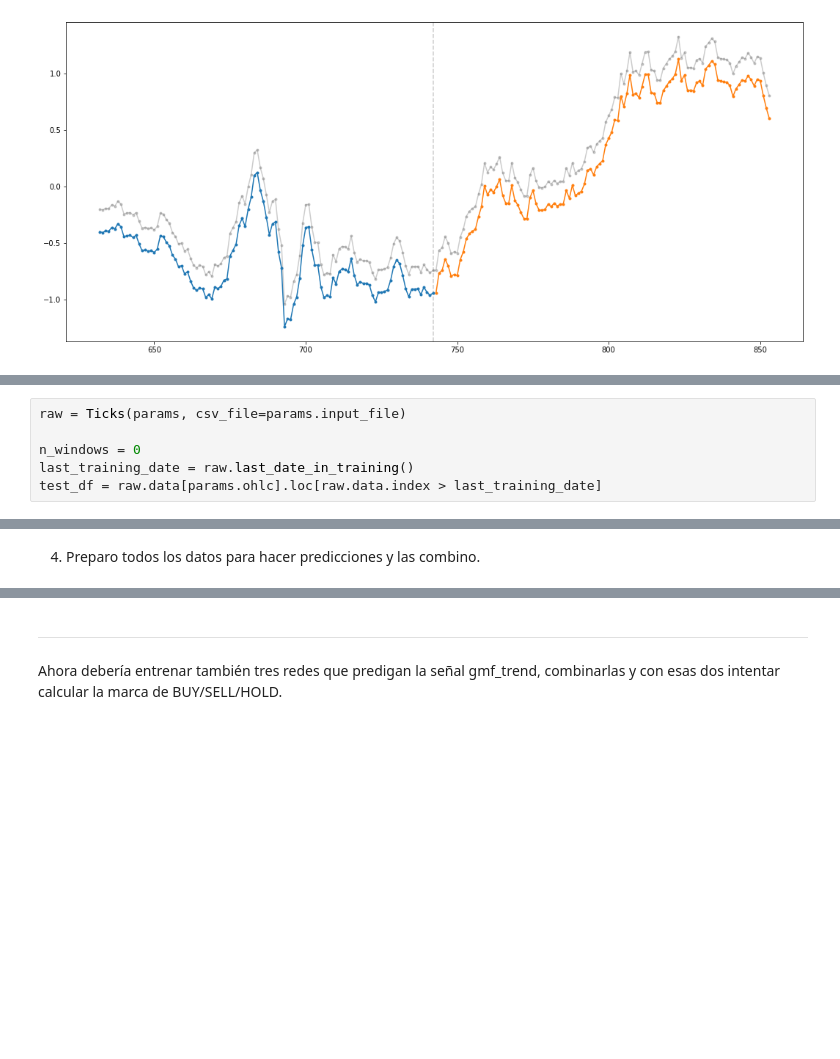
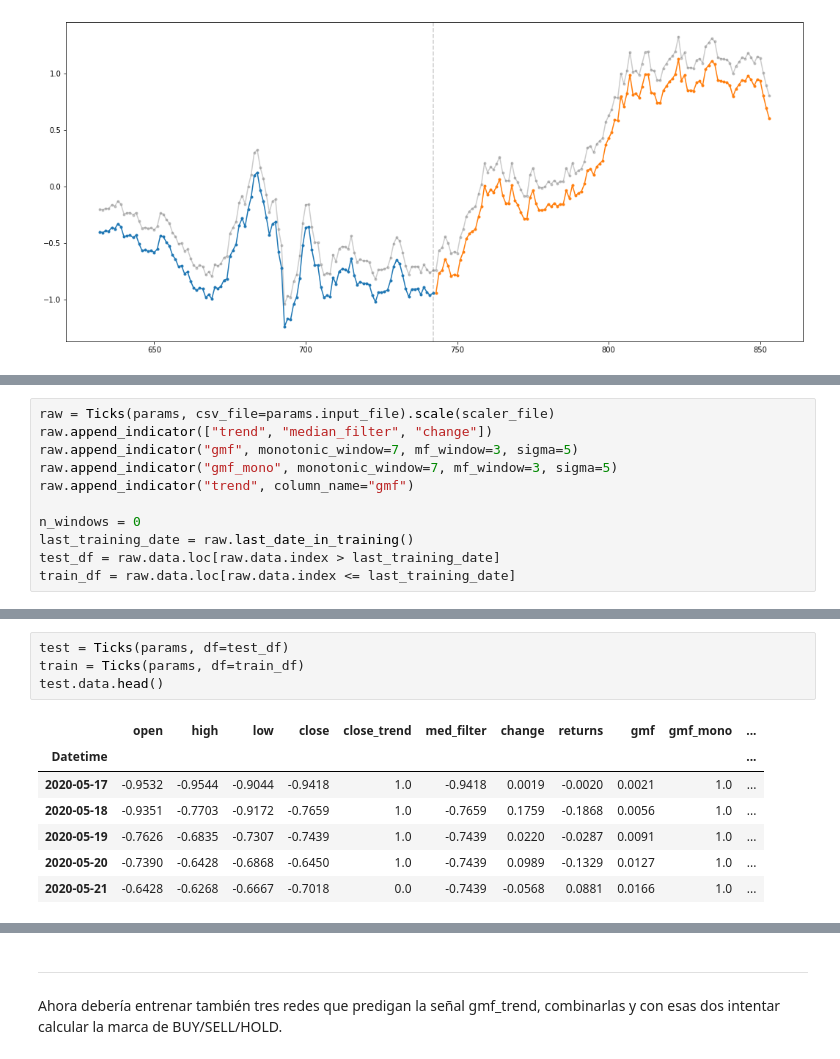
Before and after one commit to renero/trader, a Jupyter notebook: notebooks/windowed prediction.ipynb, the cells around one changed output, grey strips where cells are left out. Saved outputs shown, nothing was run; the diff lists cells and outputs as text; blank space fills up the shorter version.

```diff
--- a/notebooks/windowed prediction.ipynb
+++ b/notebooks/windowed prediction.ipynb
@@ -147,6 +171,11 @@ gmf_nn = lstm(params).load(gmf_model)
 # %%
-raw = Ticks(params, csv_file=params.input_file)
+raw = Ticks(params, csv_file=params.input_file).scale(scaler_file)
+raw.append_indicator(["trend", "median_filter", "change"])
+raw.append_indicator("gmf", monotonic_window=7, mf_window=3, sigma=5)
+raw.append_indicator("gmf_mono", monotonic_window=7, mf_window=3, sigma=5)
+raw.append_indicator("trend", column_name="gmf")
 
 n_windows = 0
 last_training_date = raw.last_date_in_training()
-test_df = raw.data[params.ohlc].loc[raw.data.index > last_training_date]
+test_df = raw.data.loc[raw.data.index > last_training_date]
+train_df = raw.data.loc[raw.data.index <= last_training_date]
@@ -163,2 +186,12 @@ test.append_indicator("trend", column_name="gmf")
-# %% [markdown]
-4) Preparo todos los datos para hacer predicciones y las combino.
+# %%
+test = Ticks(params, df=test_df)
+train = Ticks(params, df=train_df)
+test.data.head()
+# %% [output]
+|  | open | high | low | close | close_trend | med_filter | change | returns | gmf | gmf_mono | ... |
+| Datetime |  |  |  |  |  |  |  |  |  |  | ... |
+| 2020-05-17 | -0.9532 | -0.9544 | -0.9044 | -0.9418 | 1.0 | -0.9418 | 0.0019 | -0.0020 | 0.0021 | 1.0 | ... |
+| 2020-05-18 | -0.9351 | -0.7703 | -0.9172 | -0.7659 | 1.0 | -0.7659 | 0.1759 | -0.1868 | 0.0056 | 1.0 | ... |
+| 2020-05-19 | -0.7626 | -0.6835 | -0.7307 | -0.7439 | 1.0 | -0.7439 | 0.0220 | -0.0287 | 0.0091 | 1.0 | ... |
+| 2020-05-20 | -0.7390 | -0.6428 | -0.6868 | -0.6450 | 1.0 | -0.7439 | 0.0989 | -0.1329 | 0.0127 | 1.0 | ... |
+| 2020-05-21 | -0.6428 | -0.6268 | -0.6667 | -0.7018 | 0.0 | -0.7439 | -0.0568 | 0.0881 | 0.0166 | 1.0 | ... |
```
Also changed, not shown: parts of 20 cells of this notebook, 2 other files.
